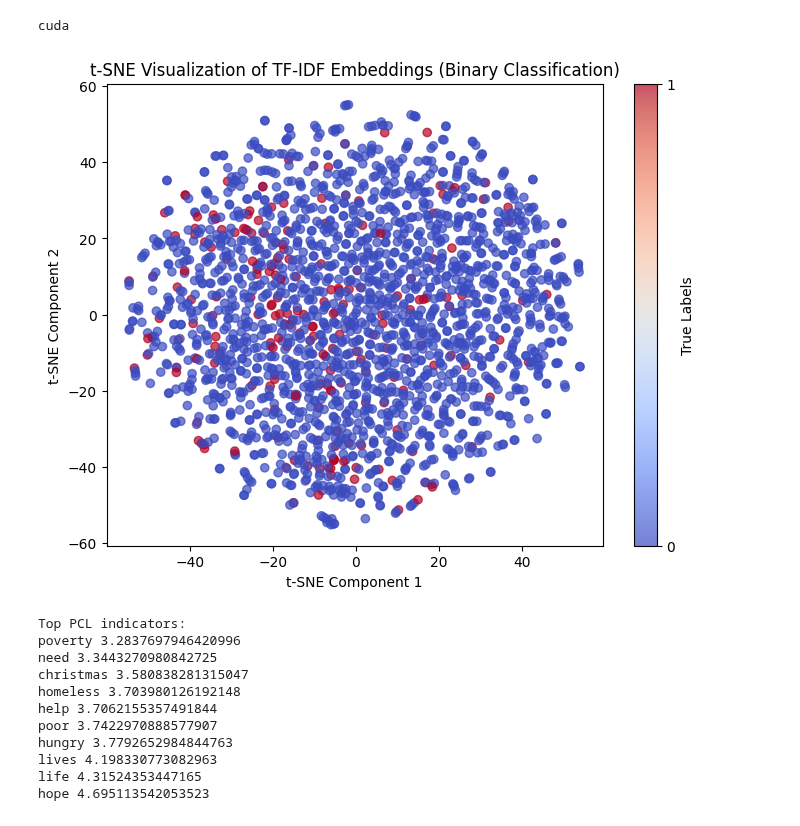
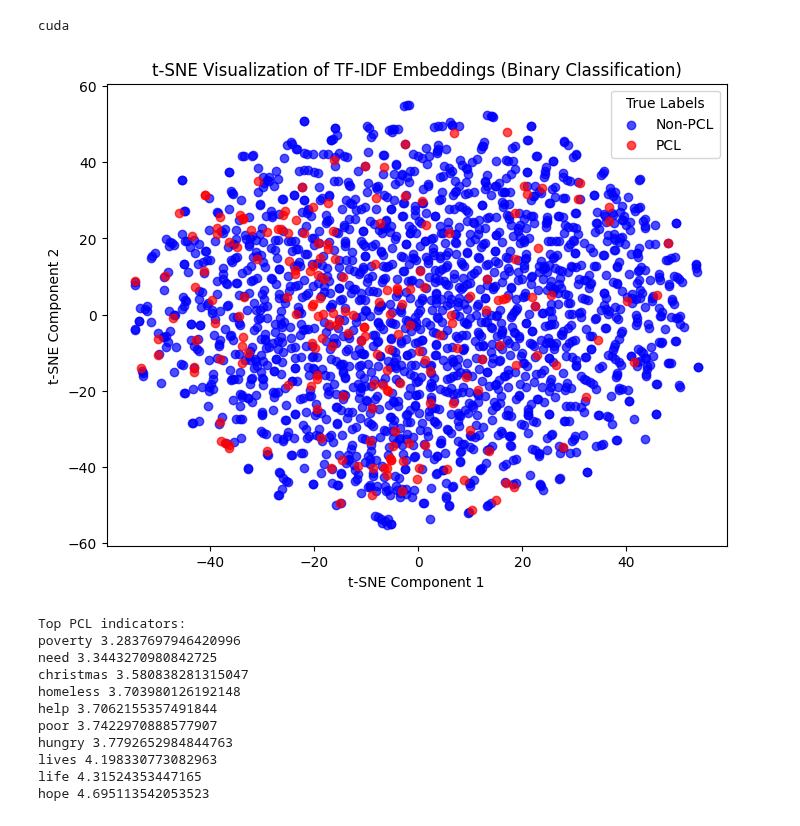
Before and after one commit to mwmlo/nlp-pcl-cw, a Jupyter notebook: logistic_regression.ipynb, the cells around one changed output. Saved outputs shown, nothing was run; the diff lists cells and outputs as text; code cells hidden in the pictures.

Commit message:
Updated embedding visualisation

```diff
--- a/logistic_regression.ipynb
+++ b/logistic_regression.ipynb
@@ -21,7 +21,7 @@ X_test = dev_df['text']
 y_test = dev_df['label']
 # %%
 # Convert text data into numerical features using TfidfVectorizer
-vectorizer = TfidfVectorizer(stop_words='english', max_features=5000)  # Limit to 5000 features
+vectorizer = N(stop_words='english', max_features=5000)  # Limit to 5000 features
 X_train_tfidf = vectorizer.fit_transform(X_train)
 X_test_tfidf = vectorizer.transform(X_test)
 
@@ -34,27 +34,40 @@ y_pred = logreg_model.predict(X_test_tfidf)
 # %%
 import numpy as np
 import matplotlib.pyplot as plt
 from sklearn.manifold import TSNE
 
 # Convert sparse TF-IDF matrix to dense
 X_test_dense = X_test_tfidf.toarray()
 
 # Apply t-SNE
 tsne = TSNE(n_components=2, perplexity=30, random_state=42)
 X_tsne = tsne.fit_transform(X_test_dense)
 
-# Plot with binary color mapping
+# Define class labels and corresponding colors
+class_labels = {0: "Non-PCL", 1: "PCL"}
+class_colors = {0: "blue", 1: "red"}
+
+# Create scatter plot
 plt.figure(figsize=(8, 6))
-scatter = plt.scatter(X_tsne[:, 0], X_tsne[:, 1], c=y_test, cmap='coolwarm', alpha=0.7)
 
-# Add legend
-plt.colorbar(scatter, ticks=[0, 1], label="True Labels")
+for class_label in class_labels:
+    plt.scatter(X_tsne[y_test == class_label, 0],
+                X_tsne[y_test == class_label, 1],
+                color=class_colors[class_label],
+                label=class_labels[class_label],
+                alpha=0.7)
+
+# Add legend instead of color bar
+plt.legend(title="True Labels")
+
+# Labels and title
 plt.xlabel("t-SNE Component 1")
 plt.ylabel("t-SNE Component 2")
 plt.title("t-SNE Visualization of TF-IDF Embeddings (Binary Classification)")
+
 plt.show()
 # %% [output]
-[figure, old version]
+[figure, new version]
 # %%
 import numpy as np
 
```
